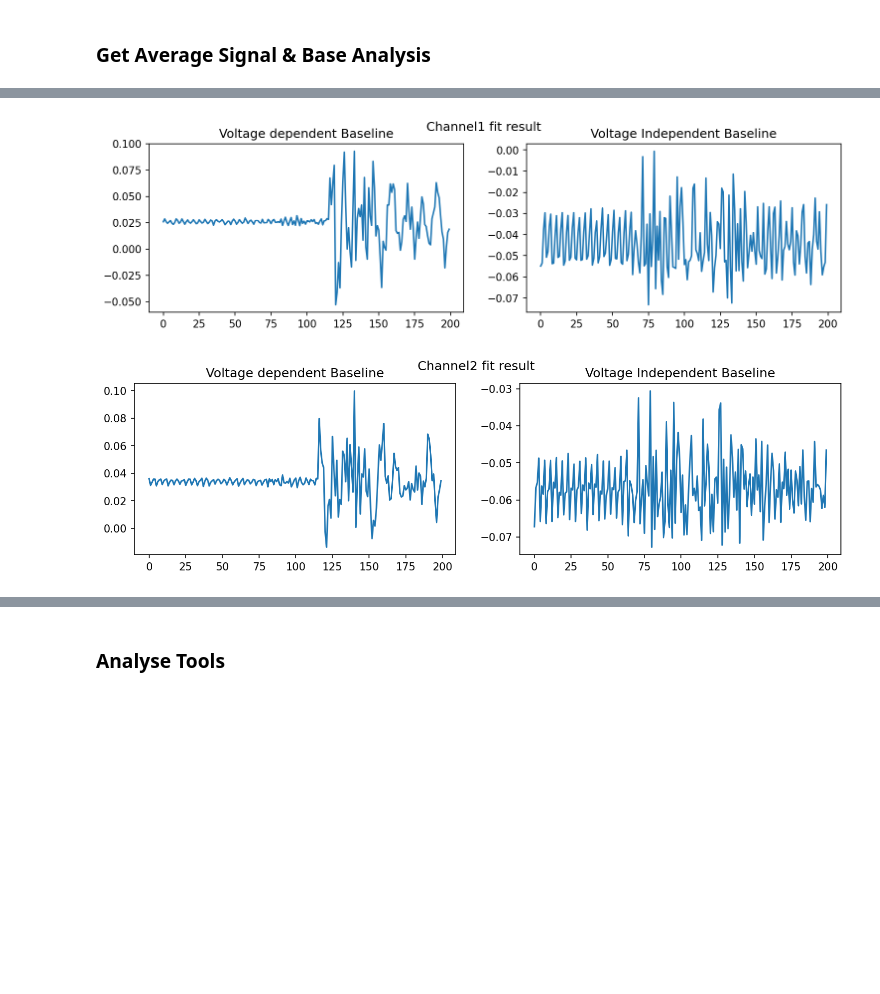
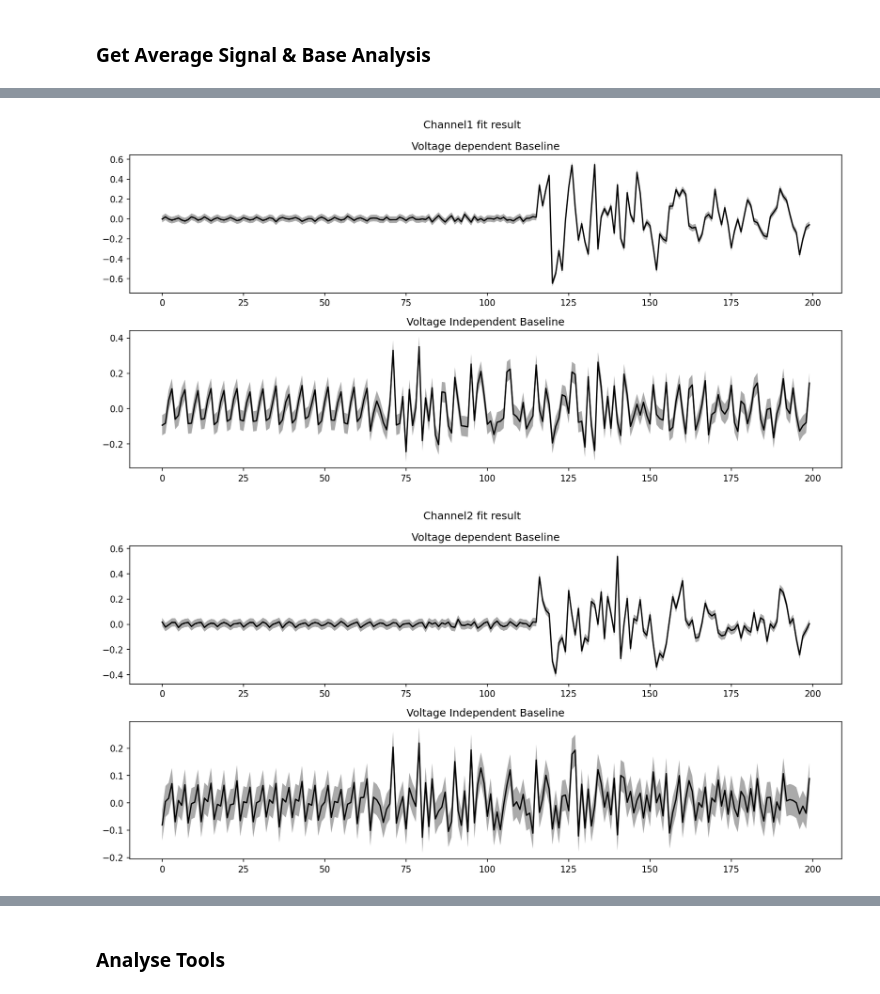
Before and after one commit to yfzhao20/PMT-Test, a Jupyter notebook: yfzhao/dist-analysis-v2.ipynb, the cells around one changed output, grey strips where cells are left out. Saved outputs shown, nothing was run; the diff lists cells and outputs as text; code cells hidden in the pictures; blank space fills up the shorter version.

```diff
--- a/yfzhao/dist-analysis-v2.ipynb
+++ b/yfzhao/dist-analysis-v2.ipynb
@@ -143,10 +145,13 @@ def get_avg(file: str, ch = range(0, 16)) -> defaultdict[int, dict]:
     """
     Get average signal or average squared signal from file
 
-        Args:
-            file (str): data file to get signal
-            ch (optional): channel range. Defaults to range(0, 16).
-
+        Return:
+            A dict whose:
+                keys: channel id
+                values: a dict that contains :
+                    `sig`: average signal
+                    `sigsq`: square average signal
+                    `count`: event count
     """
     data = defaultdict(lambda: {'sig': 0, 'sigsq':0, 'count': 0})
 
@@ -164,15 +169,12 @@ def get_avg(file: str, ch = range(0, 16)) -> defaultdict[int, dict]:
 # avg_sig: dict = {ch: {volt: {sig_list, sq_sig_list, count}, ...}, ...}
 
 def avg_sig_volt(sig_file: dict[int, str]) -> defaultdict[int, dict[int, dict]]:
-    sig = defaultdict(dict)
+    avg_info = defaultdict(dict)
 
     for volt, file in tqdm(sig_file.items()):
         this_avg = get_avg(file)
 
         for ch, data in this_avg.items():
-            sig[ch][volt] = data
+            avg_info[ch][volt] = data
 
-    return sig
-
-avg_base = avg_sig_volt(BASE_FILE)
-avg_sig = avg_sig_volt(SIG_FILE)
+    return avg_info
@@ -211,41 +211,57 @@ plt.show()
 # %%
 # leastsq linear fit formula
 # linear fit `y = a x + b`
-def linear_fit (x: np.ndarray, y: np.ndarray, weight: np.ndarray, sigma_y2: np.ndarray=None):
+def linear_fit (x, y, weight, rss=None):
     n = np.sum(weight)
-    xavg = np.sum(x * weight) / n
-    yavg = np.sum(y * weight) / n
-    Sxx = np.sum(weight * x ** 2) - n * xavg ** 2
-    Sxy = np.sum(weight * x * y) - n * xavg * yavg
-    a = Sxy / Sxx
-    b = yavg - a * xavg
-    return a, b
+    Avgx = np.sum(x*weight) / n
+    Avgy = np.sum(y*weight) / n
+    Sxx = np.sum(weight*x**2) - n*Avgx**2
+    Sxy = np.sum(weight*x*y) - n*Avgx*Avgy
+    b1 = Sxy / Sxx
+    b0 = Avgy - b1*Avgx
+    if rss is None:
+        return b1, b0
+    else:
+        Vary = (np.sum(rss) + np.sum((y - Avgy) ** 2)) / n
+        Stdb1 = math.sqrt(Vary / Sxx)
+        Stdb0 = math.sqrt(Vary * (1/n + Avgx**2/Sxx))
+        return b1, b0, Stdb1, Stdb0
 
-
+# Fit Data
 fit_res = defaultdict(list)
 for ch, vdata in avg_base.items():
     volt = np.array([*vdata]) / 100
-    data = np.array([*vdata.values()])
-    sig = (data['sig'] - np.average(data['sig'][:, :50], axis=1)[:, None]).T * VOLT_SCALE # fixed base
-    # sig = (data['sig'] - np.average(data['sig'][:, :50], axis=(0,1))).T * VOLT_SCALE # FIXME: fixed base or volt dependent base?
-    count = data['count']
+    # unpack from data
+    sig, sigsq, count = zip(*[d.values() for d in vdata.values()])
+    sig, sigsq = np.array(sig), np.array(sigsq)
+    # align data and cut
+    sigT, sigsqT = (sig - np.average(sig[:, :50], axis=1)[:, None]).T, np.array(sigsq).T
+    rssT = sigsqT - sigT ** 2
 
-    for s in sig:
-        fit_res[ch].append(linear_fit(volt, s, count))
+    for i in range(len(sigT)):
+        this_fit = linear_fit(x=volt, y=sigT[i], rss=rssT[i], weight=count)
+        fit_res[ch].append(this_fit)
 
-    fit_res[ch] = [*zip(*fit_res[ch])]
+    fit_res[ch] = np.array(fit_res[ch]).T
 
-for ch, (a, b) in fit_res.items():
-    fig, (dv, iv) = plt.subplots(1,2, figsize=(12,3), dpi=150)
+# Plot
+for ch, (b1, b0, s1, s0) in fit_res.items():
+    fig, (dv, iv) = plt.subplots(2,1, figsize=(12,6), dpi=150)
     fig.suptitle(f'Channel{ch} fit result')
+    x = range(len(b1))
 
-    dv.plot(a)
+    dv.plot(b1, c='0')
+    # dv.errorbar(x, b1, s1, lw=1, c='0', elinewidth=.5, capsize=1)
+    dv.fill_between(x, b1-s1, b1+s1, facecolor='#aaa', edgecolor='none')
     dv.set_title('Voltage dependent Baseline')
 
-    iv.plot(b)
+    iv.plot(b0, c='0')
+    # iv.errorbar(x, b0, s0, lw=1, c='0', elinewidth=.5, capsize=1)
+    iv.fill_between(x, b0-s0, b0+s0, facecolor='#aaa',  edgecolor='none')
     iv.set_title('Voltage Independent Baseline')
 
+    plt.tight_layout()
     plt.show()
 # %% [output]
-[figure, old version]
+[figure, new version]
-[figure, old version]
+[figure, new version]
```
Also changed, not shown: parts of 5 cells of this notebook.
